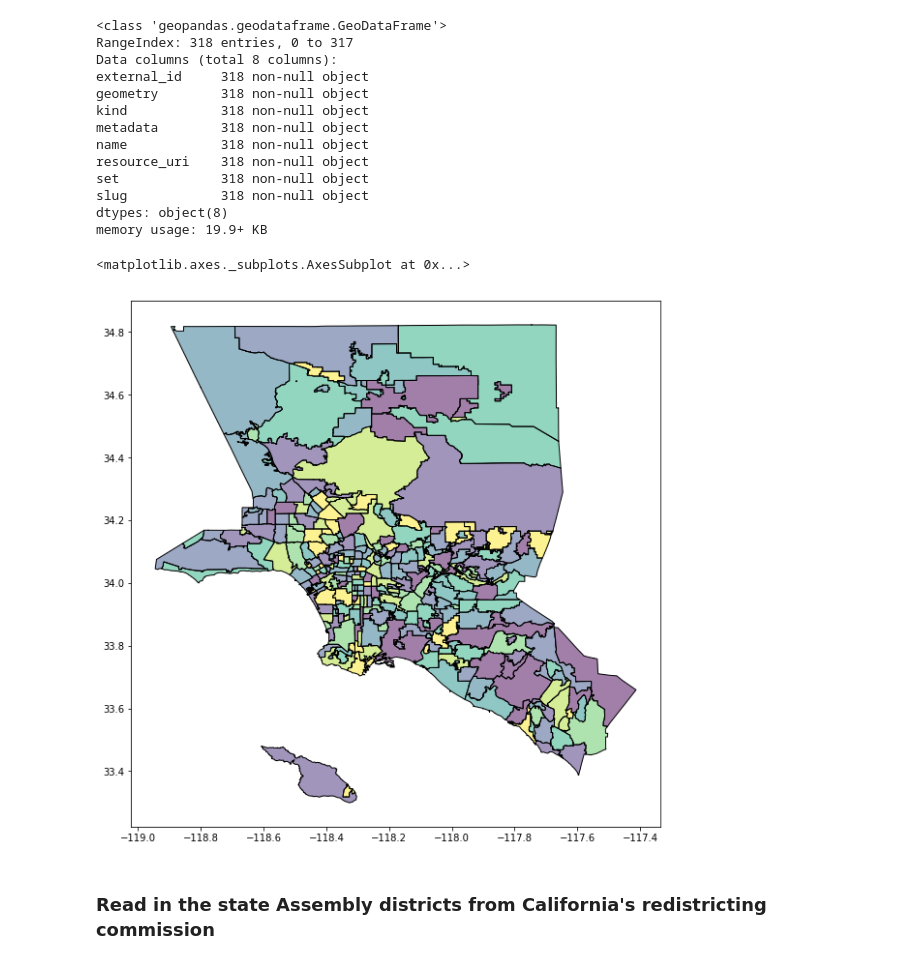
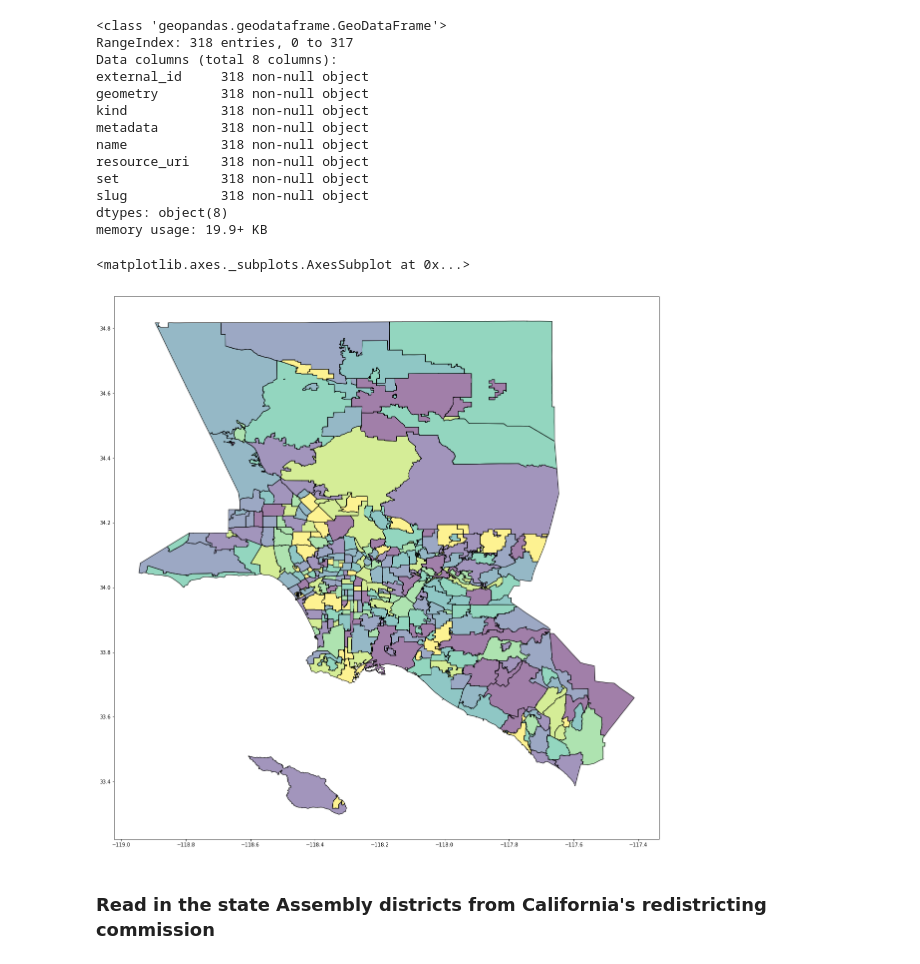
Before and after one commit to datadesk/geopandas-intersection-area-example, a Jupyter notebook: geopandas-intersection-area-example.ipynb, the cells around one changed output. Cells and saved outputs as stored; diff of their text form; code cells hidden in the pictures.

```diff
--- a/geopandas-intersection-area-example.ipynb
+++ b/geopandas-intersection-area-example.ipynb
@@ -37,10 +37,10 @@ slug            318 non-null object
 dtypes: object(8)
 memory usage: 19.9+ KB
 # %%
-hoods.plot(figsize=(25, 10))
+hoods.plot(figsize=(40, 20))
 # %% [output]
 <matplotlib.axes._subplots.AxesSubplot at 0x...>
-[figure, old version]
+[figure, new version]
 # %% [markdown]
 ### Read in the state Assembly districts from California's redistricting commission
 # %%
```
Also changed, not shown: parts of 1 cell of this notebook.
